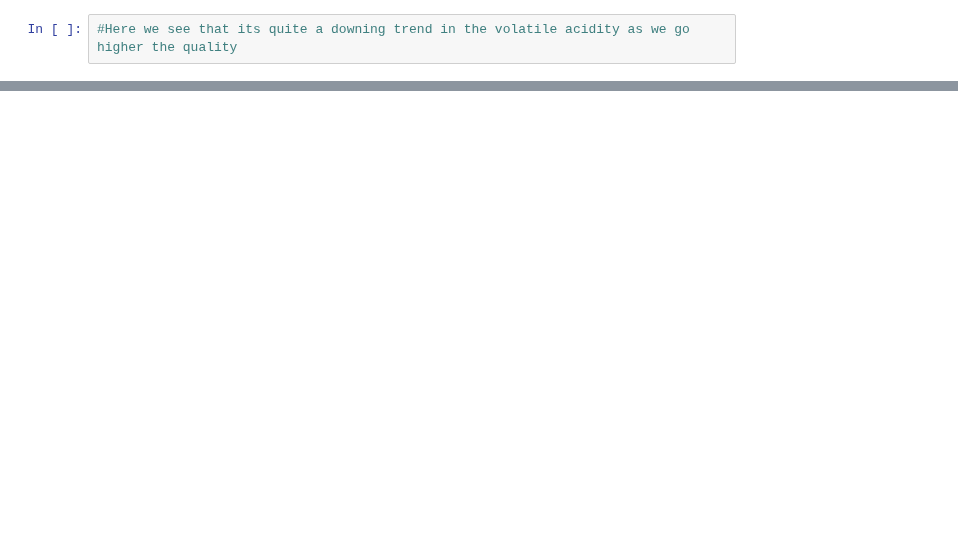
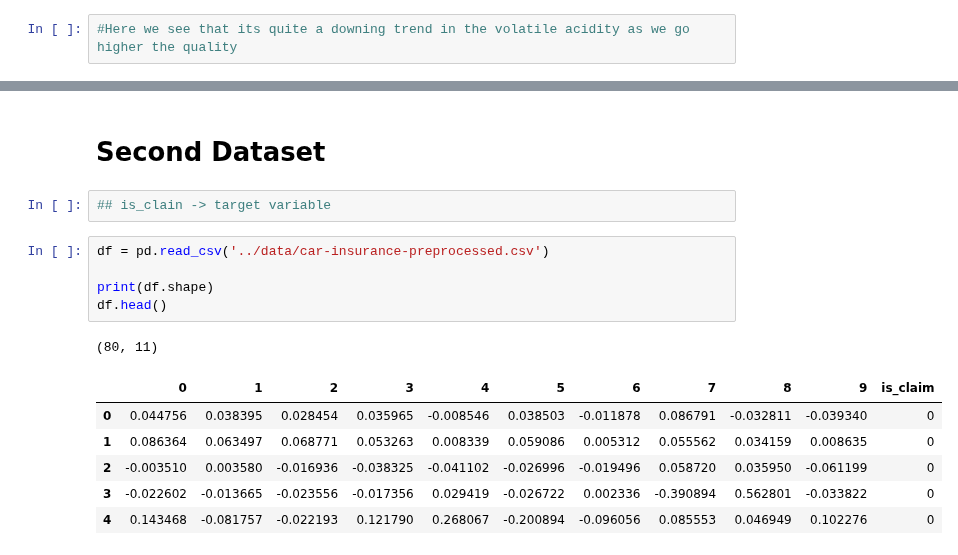
Before and after one commit to donikaSkenderbeut/machine-learning, a Jupyter notebook: Ex2/classification/(Gaussian) Naive Bayes.ipynb, the cells around one changed output, grey strips where cells are left out. Cells and saved outputs as stored; diff of their text form; blank space fills up the shorter version.

```diff
--- a/Ex2/classification/(Gaussian) Naive Bayes.ipynb
+++ b/Ex2/classification/(Gaussian) Naive Bayes.ipynb
@@ -205 +205,18 @@ sns.barplot(x = 'quality', y = 'alcohol', data = df)
 [figure]
+# %% [markdown]
+# Second Dataset
+# %%
+## is_clain -> target variable
+# %%
+df = pd.read_csv('../data/car-insurance-preprocessed.csv')
+
+print(df.shape)
+df.head()
+# %% [output]
+(80, 11)
+|  | 0 | 1 | 2 | 3 | 4 | 5 | 6 | 7 | 8 | 9 | is_claim |
+| 0 | 0.044756 | 0.038395 | 0.028454 | 0.035965 | -0.008546 | 0.038503 | -0.011878 | 0.086791 | -0.032811 | -0.039340 | 0 |
+| 1 | 0.086364 | 0.063497 | 0.068771 | 0.053263 | 0.008339 | 0.059086 | 0.005312 | 0.055562 | 0.034159 | 0.008635 | 0 |
+| 2 | -0.003510 | 0.003580 | -0.016936 | -0.038325 | -0.041102 | -0.026996 | -0.019496 | 0.058720 | 0.035950 | -0.061199 | 0 |
+| 3 | -0.022602 | -0.013665 | -0.023556 | -0.017356 | 0.029419 | -0.026722 | 0.002336 | -0.390894 | 0.562801 | -0.033822 | 0 |
+| 4 | 0.143468 | -0.081757 | -0.022193 | 0.121790 | 0.268067 | -0.200894 | -0.096056 | 0.085553 | 0.046949 | 0.102276 | 0 |
```
Also changed, not shown: parts of 5 cells of this notebook, 4 other files.
